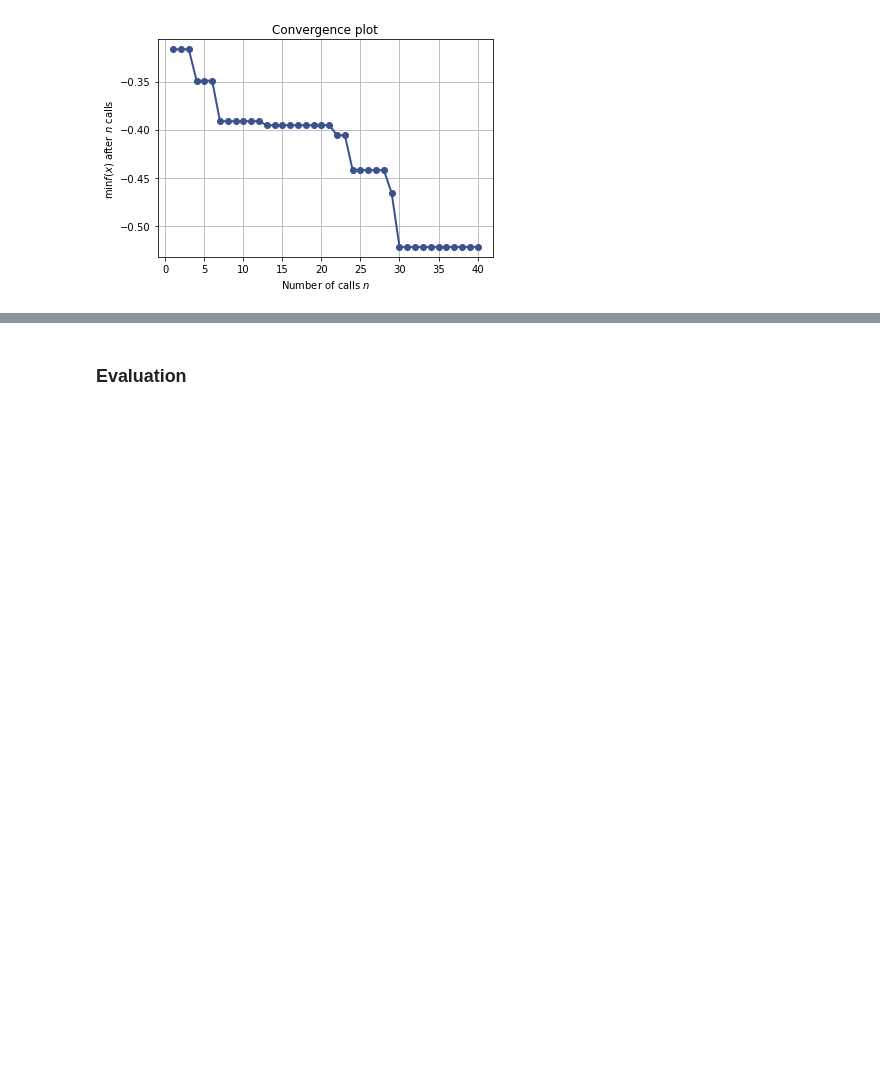
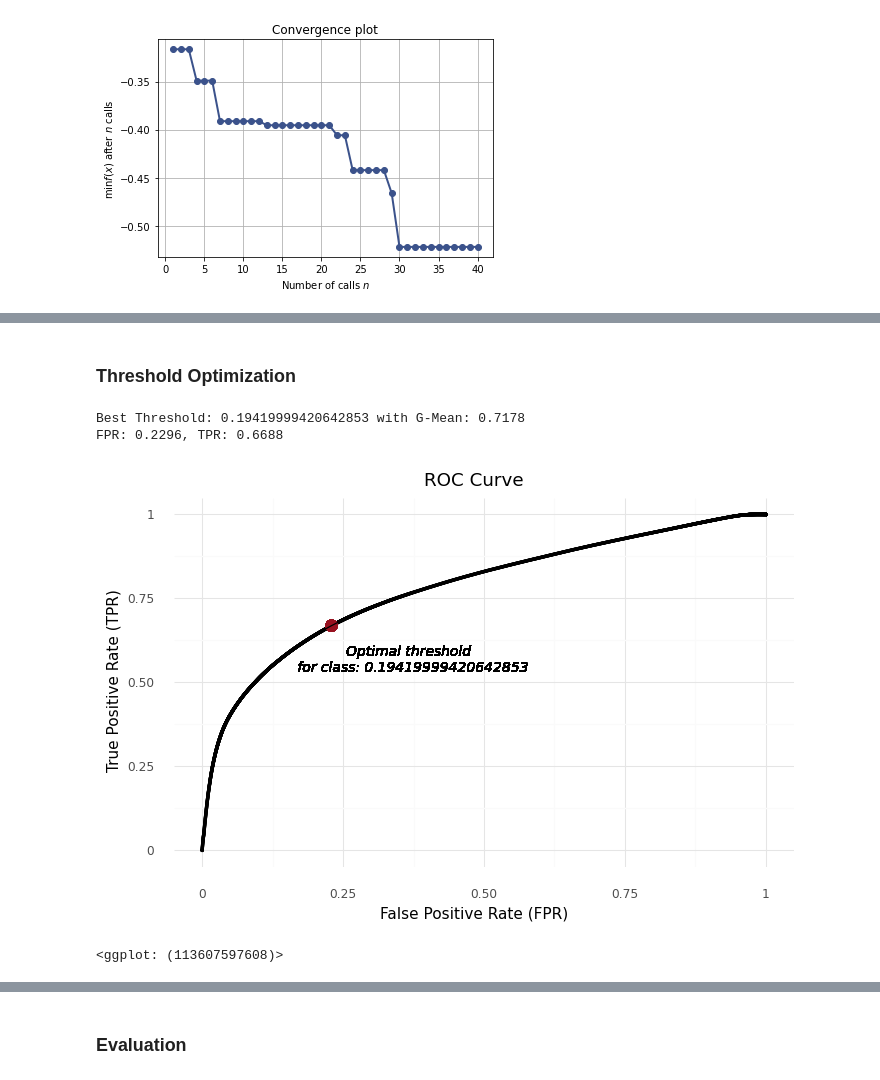
Before and after one commit to KamenShah/Wildfire_Spread_Prediction, a Jupyter notebook: model_training.ipynb, the cells around one changed output, grey strips where cells are left out. Saved outputs shown, nothing was run; the diff lists cells and outputs as text; code cells hidden in the pictures; blank space fills up the shorter version.

```diff
--- a/model_training.ipynb
+++ b/model_training.ipynb
@@ -1567,0 +1820,2 @@ plt.savefig("all_dimen.png", dpi=400)
+# %% [markdown]
+### Threshold Optimization
@@ -1567,0 +1838,50 @@ plt.savefig("all_dimen.png", dpi=400)
+# %%
+fpr, tpr, thresholds = roc_curve(labels.flatten(), probPreds.flatten())
+# Plot the ROC curve
+df_fpr_tpr = pd.DataFrame({'FPR':fpr, 'TPR':tpr, 'Threshold':thresholds})
+df_fpr_tpr.head()
+
+
+# Calculate the G-mean
+gmean = np.sqrt(tpr * (1 - fpr))
+
+# Find the optimal threshold
+index = np.argmax(gmean)
+thresholdOpt = round(thresholds[index], ndigits = 4)
+gmeanOpt = round(gmean[index], ndigits = 4)
+fprOpt = round(fpr[index], ndigits = 4)
+tprOpt = round(tpr[index], ndigits = 4)
+print('Best Threshold: {} with G-Mean: {}'.format(thresholdOpt, gmeanOpt))
+print('FPR: {}, TPR: {}'.format(fprOpt, tprOpt))
+
+# Create data viz
+plotnine.options.figure_size = (8, 4.8)
+(
+    ggplot(data = df_fpr_tpr)+
+    geom_point(aes(x = 'FPR',
+                   y = 'TPR'),
+               size = 0.4)+
+    # Best threshold
+    geom_point(aes(x = fprOpt,
+                   y = tprOpt),
+               color = '#981220',
+               size = 4)+
+    geom_line(aes(x = 'FPR',
+                  y = 'TPR'))+
+    geom_text(aes(x = fprOpt,
+                  y = tprOpt),
+              label = 'Optimal threshold \n for class: {}'.format(thresholdOpt),
+              nudge_x = 0.14,
+              nudge_y = -0.10,
+              size = 10,
+              fontstyle = 'italic')+
+    labs(title = 'ROC Curve')+
+    xlab('False Positive Rate (FPR)')+
+    ylab('True Positive Rate (TPR)')+
+    theme_minimal()
+)
+# %% [output]
+Best Threshold: 0.19419999420642853 with G-Mean: 0.7178
+FPR: 0.2296, TPR: 0.6688
+[figure, added]
+<ggplot: (113607597608)>
```
Also changed, not shown: parts of 35 cells of this notebook.
